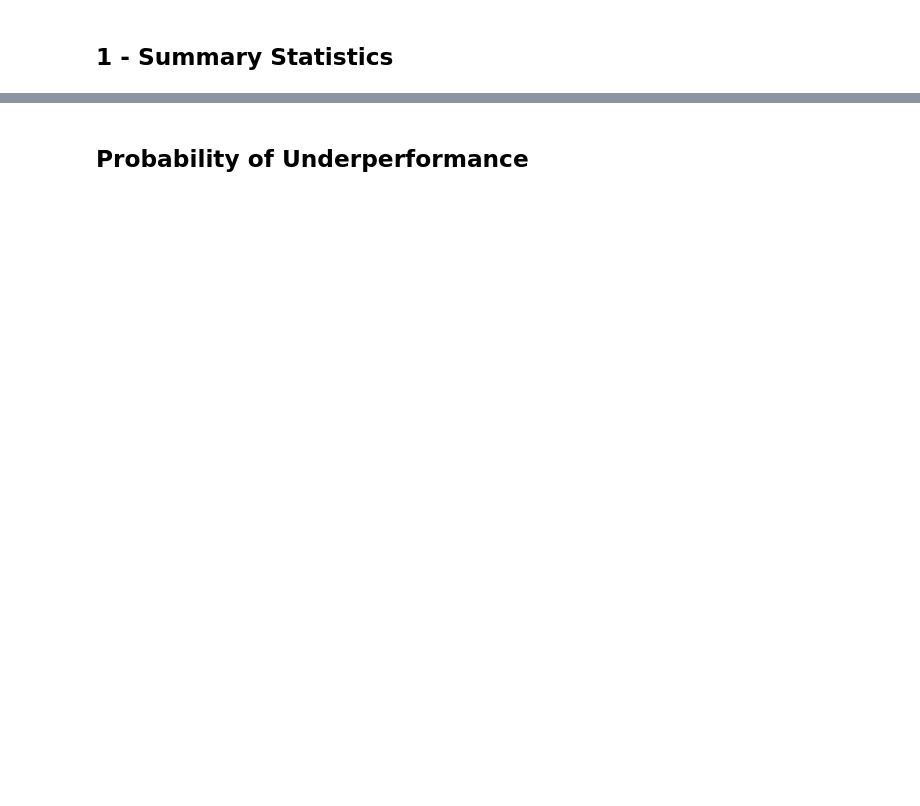
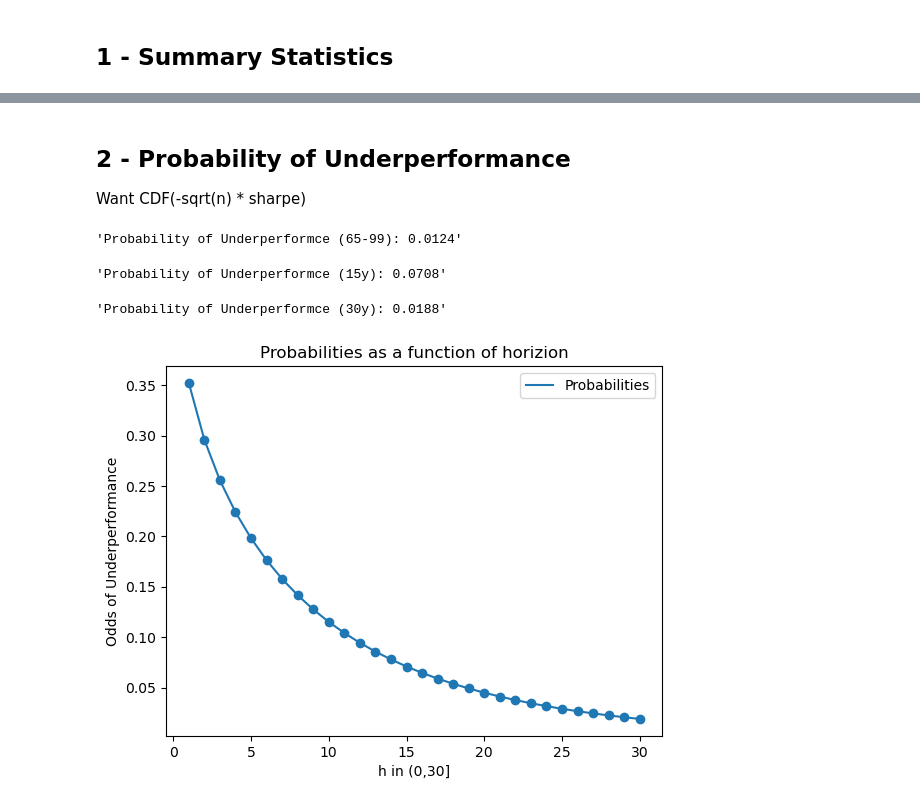
Before and after one commit to leenath001/Portfolio-Theory-HW, a Jupyter notebook: homework3/barnstable-case.ipynb, the cells around one changed output, grey strips where cells are left out. Cells and saved outputs as stored; diff of their text form; code cells hidden in the pictures; blank space fills up the shorter version.

```diff
--- a/homework3/barnstable-case.ipynb
+++ b/homework3/barnstable-case.ipynb
@@ -72,2 +67,42 @@ Log Excess             0.0571         0.1504
 # %% [markdown]
-## Probability of Underperformance
+## 2 - Probability of Underperformance
+Want CDF(-sqrt(n) * sharpe)
+# %%
+## 2.1 P[Underperformance from 65-99]
+
+def calc_underperf_p(sharpe,time):
+    return norm.cdf(-np.sqrt(time) * sharpe)
+
+# 1965-1999 Subsample
+sharpe = results.iloc[5,0]/results.iloc[5,1]
+p1 = calc_underperf_p(sharpe,35)
+display('Probability of Underperformce (65-99): {}'.format(p1.round(4)))
+
+# H = 15
+p2 = calc_underperf_p(sharpe,15)
+display('Probability of Underperformce (15y): {}'.format(p2.round(4)))
+
+# H = 30
+p3 = calc_underperf_p(sharpe,30)
+display('Probability of Underperformce (30y): {}'.format(p3.round(4)))
+
+# Plot probability wrt investment horizion h
+probs = []
+
+for i in range(1,31):
+    p = calc_underperf_p(sharpe,i)
+    probs.append(p)
+
+plt.figure(1)
+plt.plot([i for i in range(1,31)],probs, label = 'Probabilities')
+plt.scatter([i for i in range(1,31)],probs)
+plt.legend()
+plt.xlabel('h in (0,30]')
+plt.ylabel('Odds of Underperformance')
+plt.title('Probabilities as a function of horizion')
+plt.show()
+# %% [output]
+'Probability of Underperformce (65-99): 0.0124'
+'Probability of Underperformce (15y): 0.0708'
+'Probability of Underperformce (30y): 0.0188'
+[figure, added]
```
Also changed, not shown: parts of 4 cells of this notebook.
